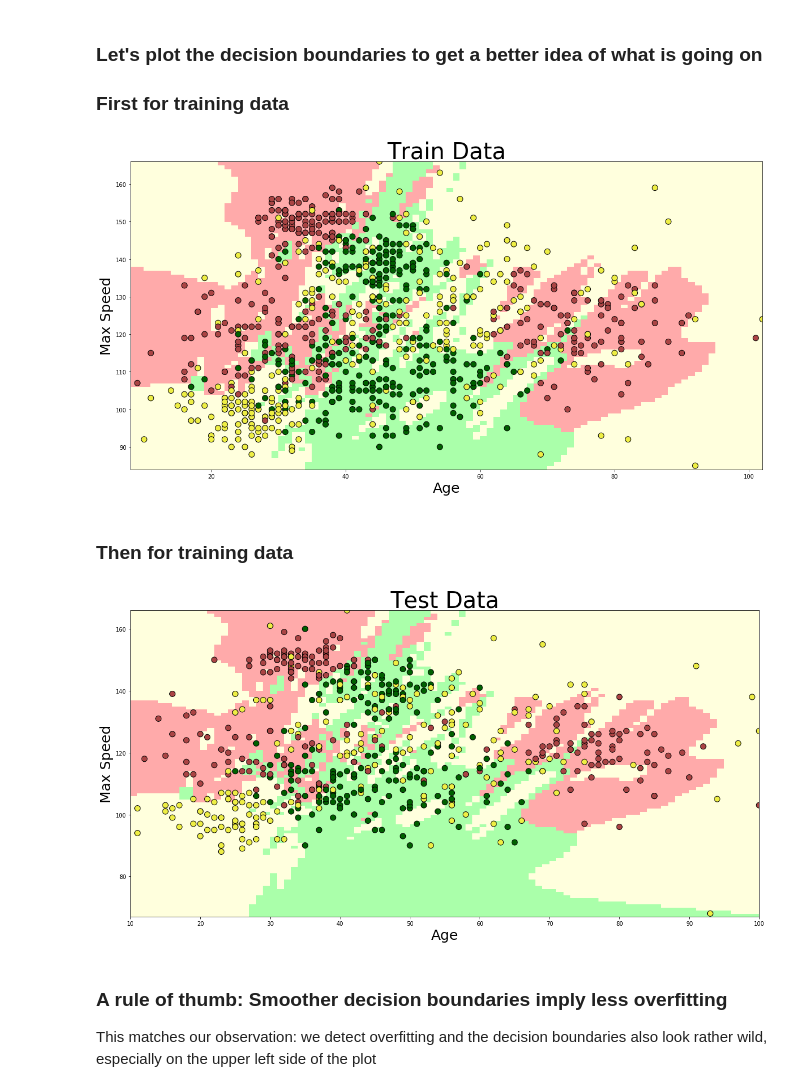
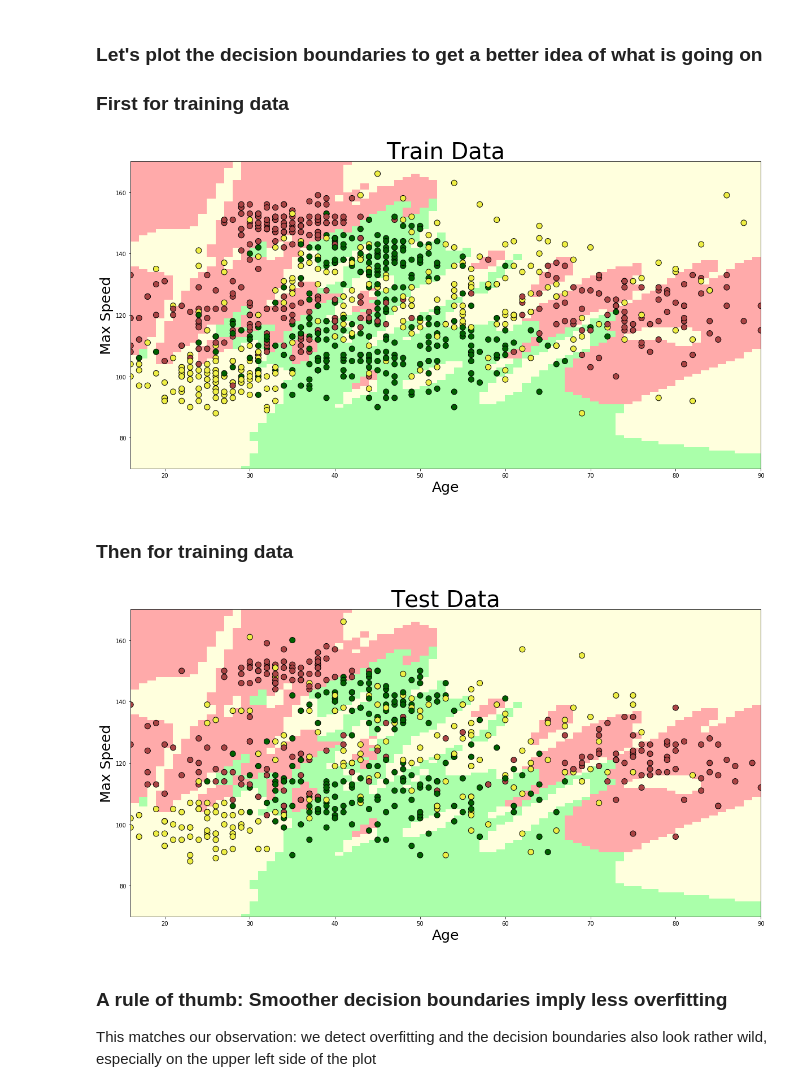
Before and after one commit to DJCordhose/deep-learning-crash-course-notebooks, a Jupyter notebook: U3-M7-nn-training.ipynb, the cells around one changed output. Cells and saved outputs as stored; diff of their text form; code cells hidden in the pictures.

```diff
--- a/U3-M7-nn-training.ipynb
+++ b/U3-M7-nn-training.ipynb
@@ -122,17 +121,22 @@ cmap_light = ListedColormap(['#FFAAAA', '#AAFFAA', '#FFFFDD'])
 font_size=25
 title_font_size=40
 
-def meshGrid(x_data, y_data):
+def meshGrid(x_data, y_data, xlim=None, ylim=None):
     h = 1  # step size in the mesh
-    x_min, x_max = x_data.min() - 1, x_data.max() + 1
-    y_min, y_max = y_data.min() - 1, y_data.max() + 1
-    xx, yy = np.meshgrid(np.arange(x_min, x_max, h),
-                         np.arange(y_min, y_max, h))
-    return (xx,yy)
+    if xlim == None:
+        xlim = x_data.min(), x_data.max()
+    if ylim == None:
+        ylim = y_data.min(), y_data.max()
+
+    x_min, x_max = xlim
+    y_min, y_max = ylim
+    xx, yy = np.meshgrid(np.arange(x_min - 1, x_max + 1, h),
+                         np.arange(y_min - 1, y_max + 1, h))
+    return xx, yy, xlim, ylim
 
 def plot_prediction(clf, x_data, y_data, x_label, y_label, ground_truth, title="",
-                          mesh=True, fixed=None, fname=None, print=False):
-    xx,yy = meshGrid(x_data, y_data)
+                          mesh=True, fixed=None, fname=None, print=False, xlim=(16, 90), ylim=(70, 170)):
+    xx,yy, xlim, ylim = meshGrid(x_data, y_data, xlim, ylim)
     fig, ax = plt.subplots(figsize=(20,10))
 
     if clf and mesh:
@@ -145,8 +149,8 @@ def plot_prediction(clf, x_data, y_data, x_label, y_label, ground_truth, title="
         Z = Z.reshape(xx.shape)
         ax.pcolormesh(xx, yy, Z, cmap=cmap_light)
 
-    ax.set_xlim(xx.min(), xx.max())
-    ax.set_ylim(yy.min(), yy.max())
+    ax.set_xlim(xlim)
+    ax.set_ylim(ylim)
     if print:
         ax.scatter(x_data, y_data, c=ground_truth, cmap=cmap_print, s=200, marker='o', edgecolors='k')
     else:
@@ -258,7 +269,7 @@ tb_callback = tf.keras.callbacks.TensorBoard(log_dir='./tf_log')
 # open http://localhost:6006
 # %%
 BATCH_SIZE=1000
-EPOCHS = 15000
+EPOCHS = 5000
 
 # only if you are running this locally
 # !rm -rf ./tf_log
@@ -311,16 +320,15 @@ plot_prediction(model, X_train_2_dim[:, 1], X_train_2_dim[:, 0],
                'Age', 'Max Speed', y_train,
                 title="Train Data")
 # %% [output]
-[figure, old version]
+[figure, new version]
 # %% [markdown]
 ### Then for training data
 # %%
 plot_prediction(model, X_test_2_dim[:, 1], X_test_2_dim[:, 0],
                'Age', 'Max Speed', y_test,
-                title="Test Data",
-                fname='nn-overfit.png')
+                title="Test Data")
 # %% [output]
-[figure, old version]
+[figure, new version]
 # %% [markdown]
 ### A rule of thumb: Smoother decision boundaries imply less overfitting
 This matches our observation: we detect overfitting and the decision boundaries also look rather wild, especially on the upper left side of the plot
```
Also changed, not shown: parts of 17 cells of this notebook, 5 other files.
